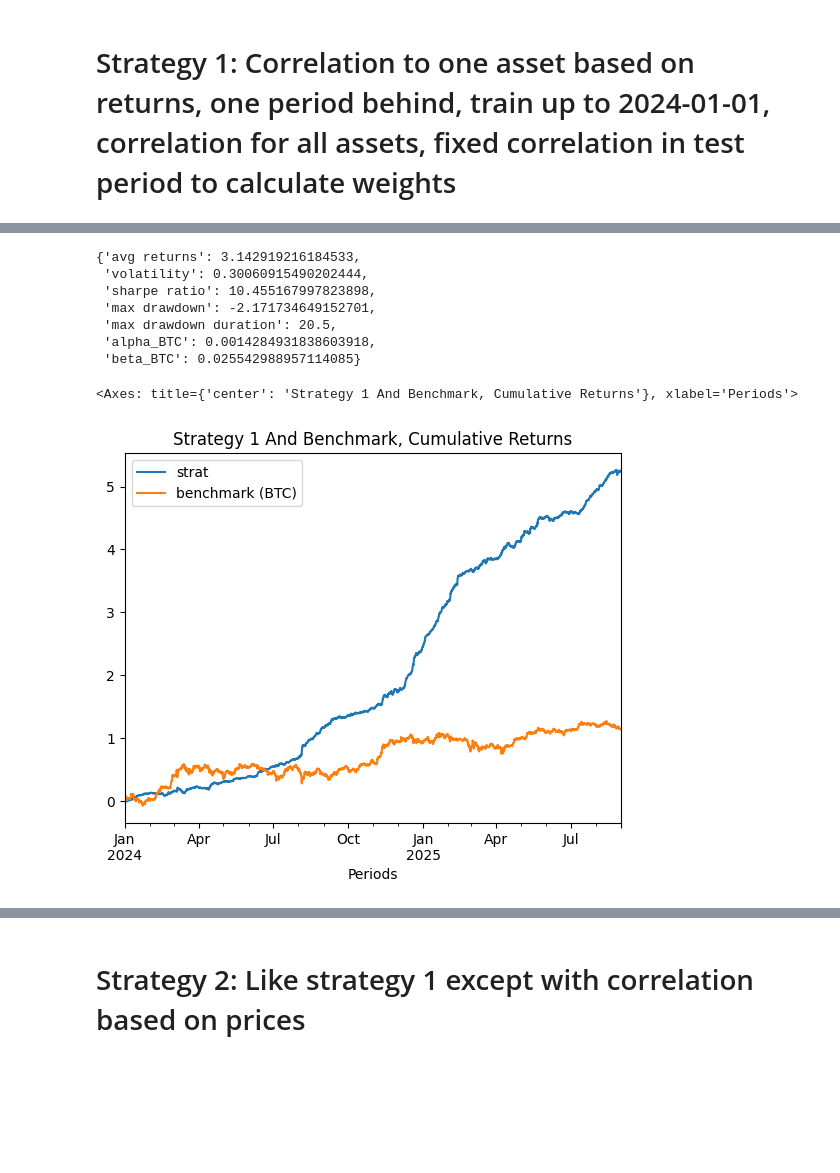
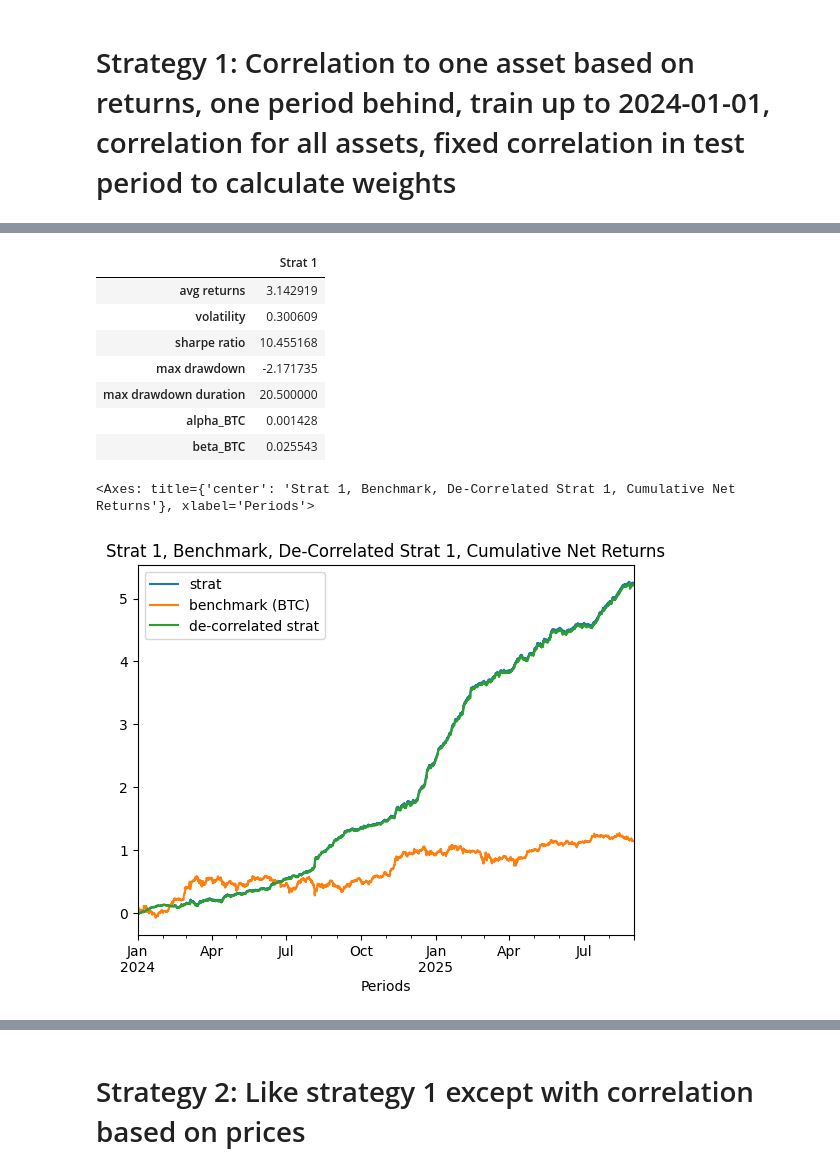
Before and after one commit to wbchristerson/crypto-strategies, a Jupyter notebook: correlation.ipynb, the cells around one changed output, grey strips where cells are left out. Drawn from its saved outputs; the diff is of its cells as text; code cells hidden in the pictures; blank space fills up the shorter version.

Commit message:
implement correlation strategy 2, refactor reversal strategy to use utility functions

```diff
--- a/correlation.ipynb
+++ b/correlation.ipynb
@@ -183,22 +177,24 @@ gross_returns.cumsum().plot(title="Strategy 1, Cumulative Gross Returns")
 # %%
-from ipynb.fs.full.utility_functions import get_strategy_stats
-
-get_strategy_stats(net_returns, 4, test_px)
+pd.Series(get_strategy_stats(net_returns, 4, test_px), name="Strat 1").to_frame()
 # %% [output]
-{'avg returns': 3.142919216184533,
- 'volatility': 0.30060915490202444,
- 'sharpe ratio': 10.455167997823898,
- 'max drawdown': -2.171734649152701,
- 'max drawdown duration': 20.5,
- 'alpha_BTC': 0.0014284931838603918,
- 'beta_BTC': 0.025542988957114085}
+|  | Strat 1 |
+| avg returns | 3.142919 |
+| volatility | 0.300609 |
+| sharpe ratio | 10.455168 |
+| max drawdown | -2.171735 |
+| max drawdown duration | 20.500000 |
+| alpha_BTC | 0.001428 |
+| beta_BTC | 0.025543 |
 # %%
+test_btc_rets = test_px['BTCUSDT'] / test_px['BTCUSDT'].shift() - 1
+
 df = pd.DataFrame({
     "strat": net_returns,
-    "benchmark (BTC)": test_px['BTCUSDT'] / test_px['BTCUSDT'].shift() - 1
+    "benchmark (BTC)": test_btc_rets,
+    "de-correlated strat": get_de_correlated_returns(net_returns, test_btc_rets)
 })
 
-df.cumsum().plot(title="Strategy 1 And Benchmark, Cumulative Returns")
+df.cumsum().plot(title = "Strat 1, Benchmark, De-Correlated Strat 1, Cumulative Net Returns")
 # %% [output]
-<Axes: title={'center': 'Strategy 1 And Benchmark, Cumulative Returns'}, xlabel='Periods'>
+<Axes: title={'center': 'Strat 1, Benchmark, De-Correlated Strat 1, Cumulative Net Returns'}, xlabel='Periods'>
-[figure, old version]
+[figure, new version]
```
Also changed, not shown: parts of 19 cells of this notebook, 2 other files.
